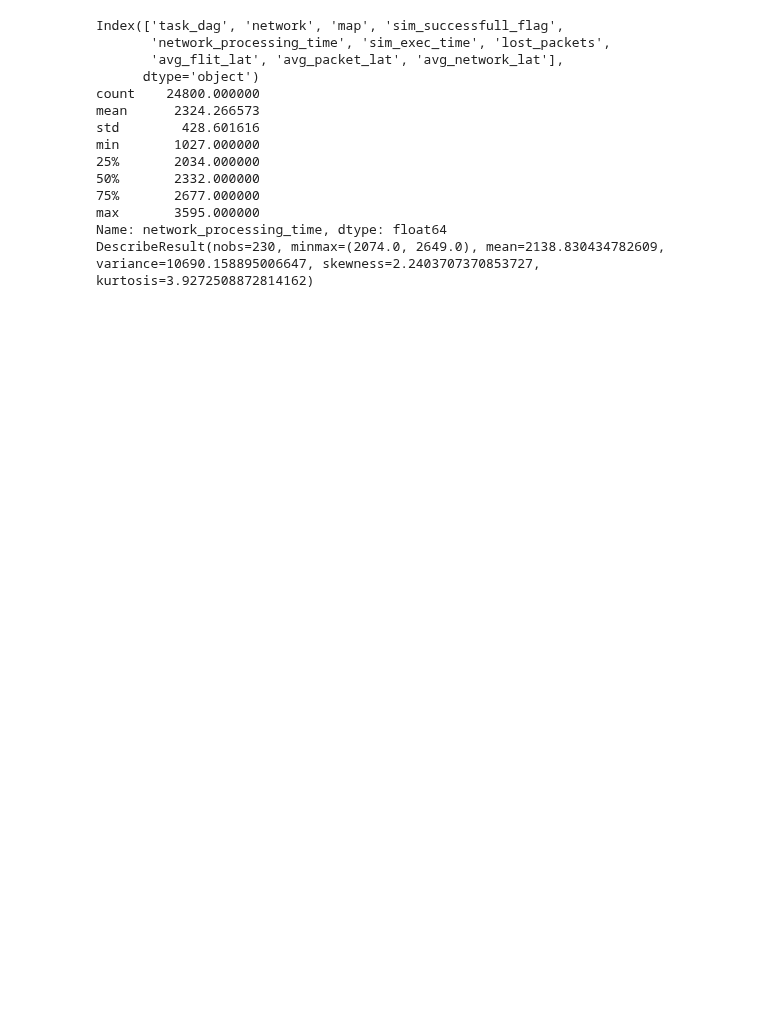
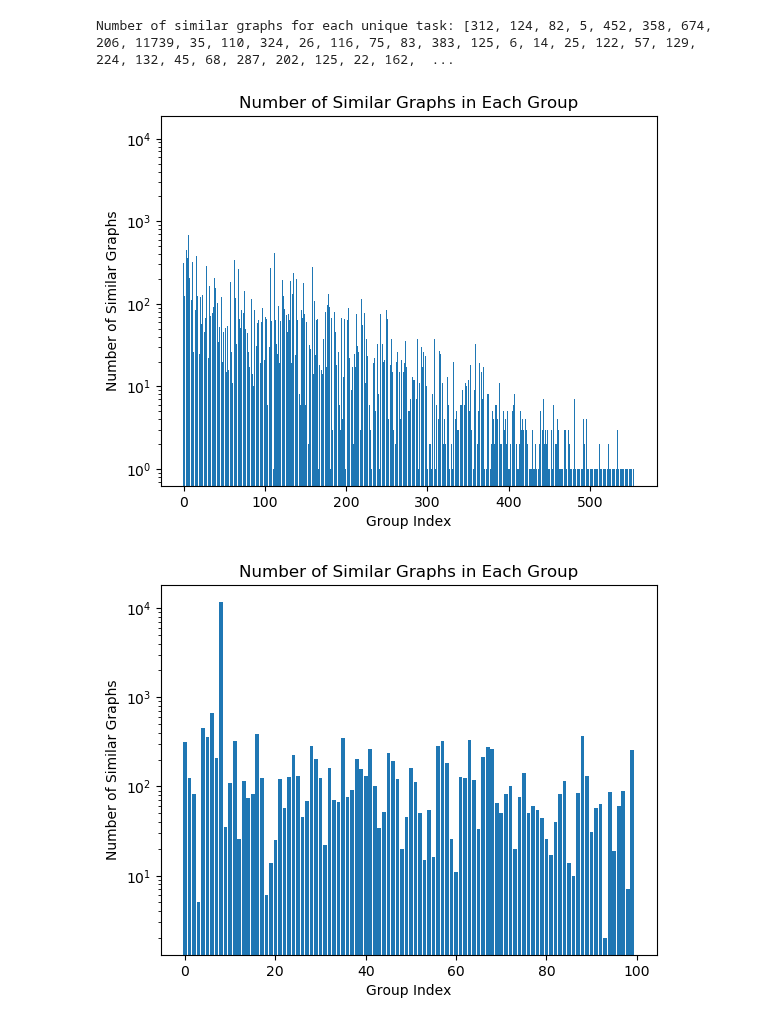
Before and after one commit to faseelmo/noc_latency_predictor, a Jupyter notebook: training_data/data_analysis.ipynb, the cells around one changed output. Saved outputs shown, nothing was run; the diff lists cells and outputs as text; code cells hidden in the pictures; blank space fills up the shorter version.

Commit message:
code clean up + data analysis

```diff
--- a/training_data/data_analysis.ipynb
+++ b/training_data/data_analysis.ipynb
@@ -49,0 +34,4 @@ avg_network_lat
+# %%
+
+single_mapping_data, _ = load_data_as_dict('data/task_7')
+print(f"Size of Dataset {len(single_mapping_data)}")
@@ -146,30 +93,23 @@ for data in list_of_dict:
-# %%
-import pandas as pd
-df = pd.DataFrame(data_7)
-print(df.columns)
-df['network_processing_time'] = pd.to_numeric(df['network_processing_time'])
-print(df['network_processing_time'].describe())
-
-import numpy as np
-
-print(f"\nLatency Results")
-list_of_latency = np.array(list_of_latency, dtype=np.float64)
-print(f"Min {np.min(list_of_latency)}")
-print(f"Max {np.max(list_of_latency)}")
-print(f"Median {np.median(list_of_latency)}")
-print(result)
-# %% [output]
-Index(['task_dag', 'network', 'map', 'sim_successfull_flag',
-       'network_processing_time', 'sim_exec_time', 'lost_packets',
-       'avg_flit_lat', 'avg_packet_lat', 'avg_network_lat'],
-      dtype='object')
-count    24800.000000
-mean      2324.266573
-std        428.601616
-min       1027.000000
-25%       2034.000000
-50%       2332.000000
-75%       2677.000000
-max       3595.000000
-Name: network_processing_time, dtype: float64
-DescribeResult(nobs=230, minmax=(2074.0, 2649.0), mean=2138.830434782609, variance=10690.158895006647, skewness=2.2403707370853727, kurtosis=3.9272508872814162)
+# %%
+num_similar_graph = [len(group) for group in list_of_same_graphs]
+print("Number of similar graphs for each unique task:", num_similar_graph)
+
+import matplotlib.pyplot as plt
+plt.bar(range(len(num_similar_graph)), num_similar_graph)
+plt.yscale('log')
+plt.xlabel('Group Index')
+plt.ylabel('Number of Similar Graphs')
+plt.title('Number of Similar Graphs in Each Group')
+plt.show()
+
+num_similar_graph = num_similar_graph[0:100]
+plt.bar(range(len(num_similar_graph)), num_similar_graph)
+plt.yscale('log')
+plt.xlabel('Group Index')
+plt.ylabel('Number of Similar Graphs')
+plt.title('Number of Similar Graphs in Each Group')
+plt.show()
+# %% [output]
+Number of similar graphs for each unique task: [312, 124, 82, 5, 452, 358, 674, 206, 11739, 35, 110, 324, 26, 116, 75, 83, 383, 125, 6, 14, 25, 122, 57, 129, 224, 132, 45, 68, 287, 202, 125, 22, 162,  ...
+[figure, added]
+[figure, added]
```
Also changed, not shown: parts of 8 cells of this notebook, 9 other files.
